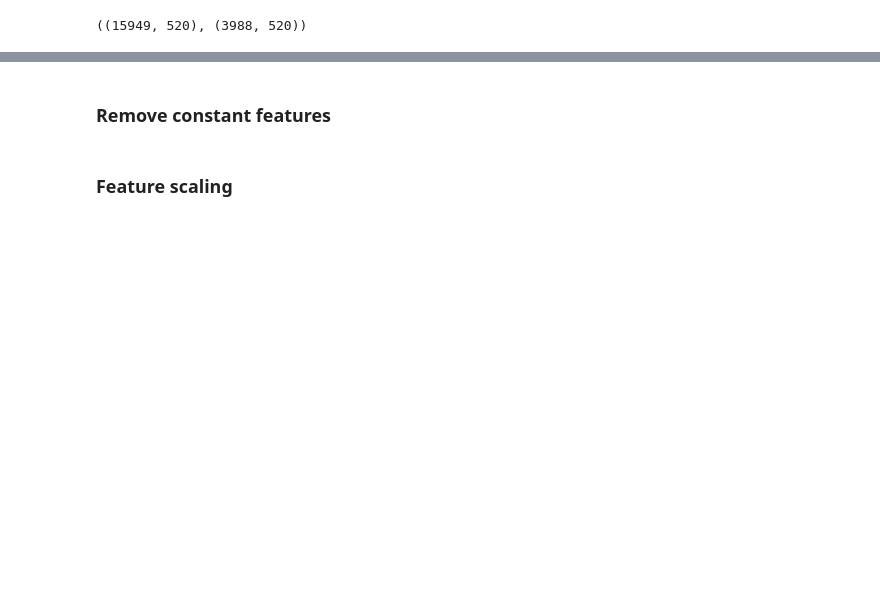
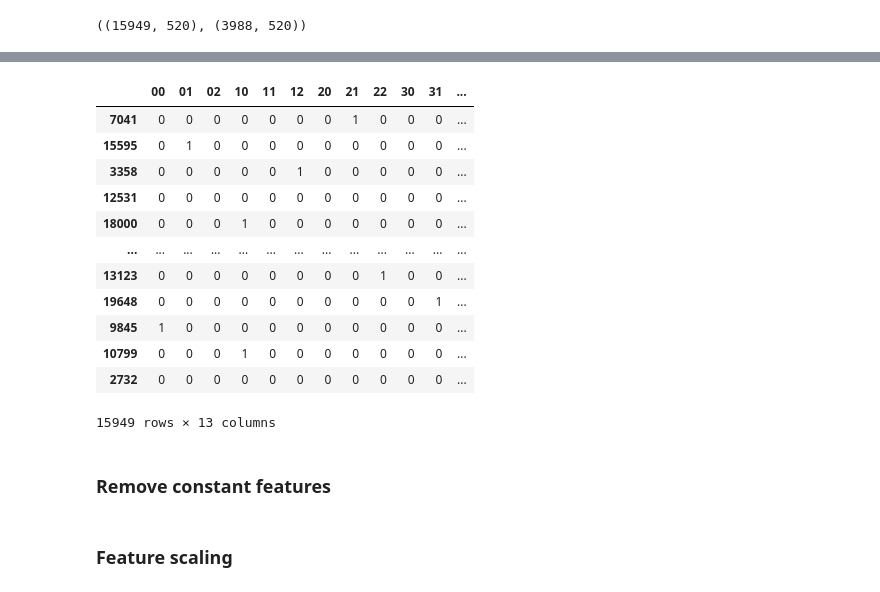
Before and after one commit to enacheandrei7/Indoor-Localization-Data-Science-Project, a Jupyter notebook: DS105_Indoor_Localization_Project.ipynb, the cells around one changed output, grey strips where cells are left out. Saved outputs shown, nothing was run; the diff lists cells and outputs as text; code cells hidden in the pictures; blank space fills up the shorter version.

```diff
--- a/DS105_Indoor_Localization_Project.ipynb
+++ b/DS105_Indoor_Localization_Project.ipynb
@@ -122,0 +120,5 @@ x.head(5)
+# %%
+x = dataset.iloc[:, :520]
+x = np.asarray(x).astype(float)
+x = scale(x, axis=1) # convert integer to float and Standardize a dataset along any axis.
+x
@@ -163,3 +217,19 @@ x_train
+# %%
+y_train
+# %% [output]
+|  | 00 | 01 | 02 | 10 | 11 | 12 | 20 | 21 | 22 | 30 | 31 | ... |
+| 7041 | 0 | 0 | 0 | 0 | 0 | 0 | 0 | 1 | 0 | 0 | 0 | ... |
+| 15595 | 0 | 1 | 0 | 0 | 0 | 0 | 0 | 0 | 0 | 0 | 0 | ... |
+| 3358 | 0 | 0 | 0 | 0 | 0 | 1 | 0 | 0 | 0 | 0 | 0 | ... |
+| 12531 | 0 | 0 | 0 | 0 | 0 | 0 | 0 | 0 | 0 | 0 | 0 | ... |
+| 18000 | 0 | 0 | 0 | 1 | 0 | 0 | 0 | 0 | 0 | 0 | 0 | ... |
+| ... | ... | ... | ... | ... | ... | ... | ... | ... | ... | ... | ... | ... |
+| 13123 | 0 | 0 | 0 | 0 | 0 | 0 | 0 | 0 | 1 | 0 | 0 | ... |
+| 19648 | 0 | 0 | 0 | 0 | 0 | 0 | 0 | 0 | 0 | 0 | 1 | ... |
+| 9845 | 1 | 0 | 0 | 0 | 0 | 0 | 0 | 0 | 0 | 0 | 0 | ... |
+| 10799 | 0 | 0 | 0 | 1 | 0 | 0 | 0 | 0 | 0 | 0 | 0 | ... |
+| 2732 | 0 | 0 | 0 | 0 | 0 | 0 | 0 | 0 | 0 | 0 | 0 | ... |
+15949 rows × 13 columns
 # %% [markdown]
 ### Remove constant features
 # %%
```
Also changed, not shown: parts of 40 cells of this notebook.
